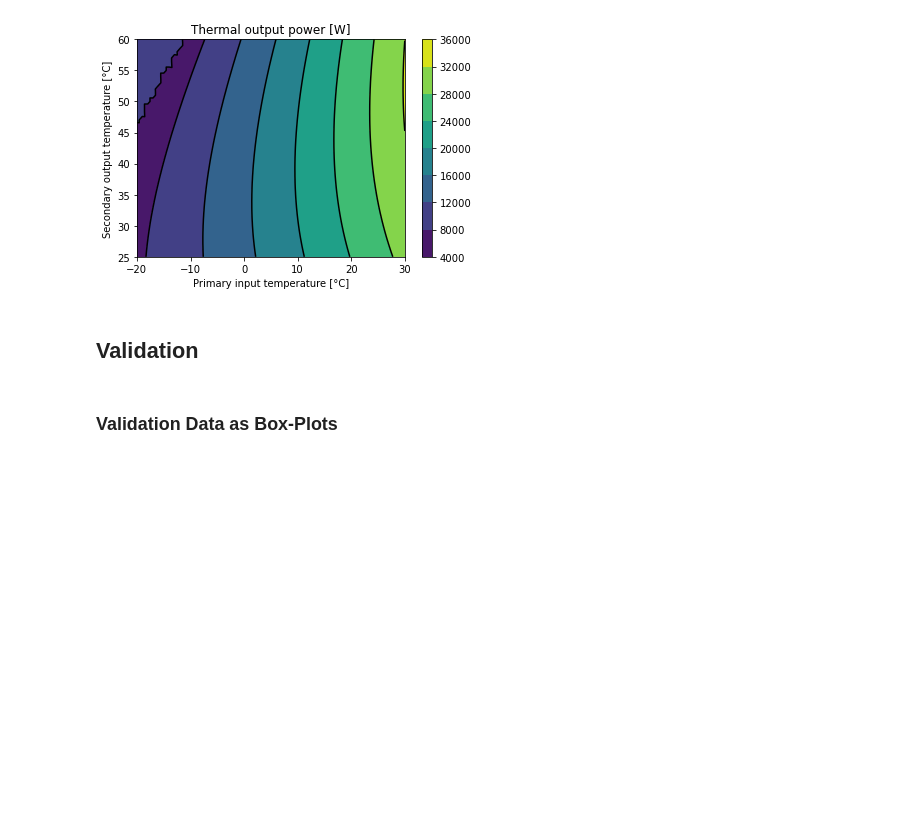
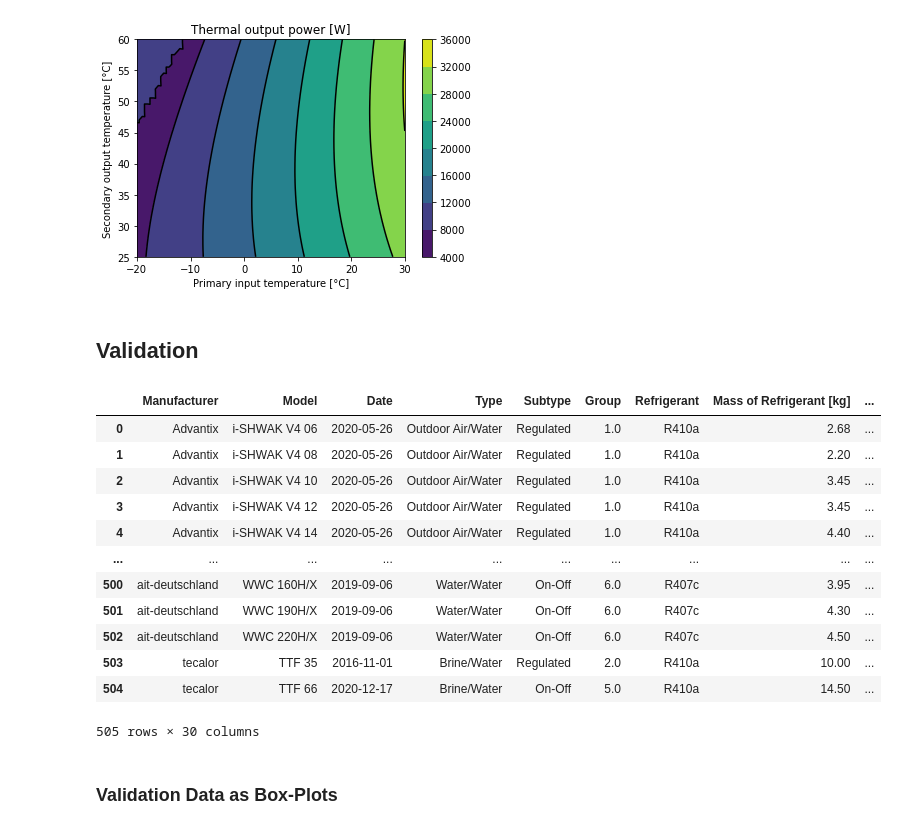
Before and after one commit to FZJ-IEK3-VSA/hplib, a Jupyter notebook: src/documentation.ipynb, the cells around one changed output. Drawn from its saved outputs; the diff is of its cells as text; code cells hidden in the pictures; blank space fills up the shorter version.

Commit message:
Added mape error value

```diff
--- a/src/documentation.ipynb
+++ b/src/documentation.ipynb
@@ -179,32 +179,63 @@ fig1.show
 # %%
 # Simulate every set point for every heatpump and save csv file
 df=pd.read_csv('../output/database_keymark_average_normalized_subtypes.csv')
 i=0
 prev_model='first Model'
 while i<len(df):
     Model=df.iloc[i,1]
     T_amb=df.iloc[i,12]
     T_in=df.iloc[i,13]
     T_out=df.iloc[i,14]
     P_th=df.iloc[i,15]
     P_el=df.iloc[i,16]
     COP=df.iloc[i,17]
     try:
         if prev_model!=Model:
             para=hpl.get_parameters(Model)
         P_th_sim,P_el_sim,COP_sim,_,_=hpl.simulate(T_in,T_out-5,para,T_amb)
         df.loc[i,'P_th_sim']=P_th_sim
         df.loc[i,'P_el_sim']=P_el_sim
         df.loc[i,'COP_sim']=COP_sim
         prev_model=Model
         i=i+1
     except:
         i=i+1
         pass
 df['err_P_th']=df['P_th_sim']/df['P_th [W]']-1
 df['err_P_el']=df['P_el_sim']/df['P_el [W]']-1
 df['err_COP']=df['COP_sim']/df['COP']-1
 df.to_csv('../output/database_keymark_average_normalized_subtypes_validation.csv', encoding='utf-8', index=False)
+
+para=hpl.load_database()
+para=para.loc[para['Model']!='Generic']
+Models = para['Model'].values.tolist()
+Models = list(dict.fromkeys(Models))
+mape_cop=[]
+mape_pel=[]
+mape_pth=[]
+for model in Models:
+    df_model=df.loc[df['Model']==model]
+    mape_pth.append((((df_model['P_th [W]']-df_model['P_th_sim']).abs())/df_model['P_th [W]']*100).mean())
+    mape_pel.append((((df_model['P_el [W]']-df_model['P_el_sim']).abs())/df_model['P_el [W]']*100).mean())
+    mape_cop.append((((df_model['COP']-df_model['COP_sim']).abs())/df_model['COP']*100).mean())
+para['mape_P_el [%]']=mape_pel
+para['mape_COP [%]']=mape_cop
+para['mape_P_th [%]']=mape_pth
+para
+# %% [output]
+|  | Manufacturer | Model | Date | Type | Subtype | Group | Refrigerant | Mass of Refrigerant [kg] | ... |
+| 0 | Advantix | i-SHWAK V4 06 | 2020-05-26 | Outdoor Air/Water | Regulated | 1.0 | R410a | 2.68 | ... |
+| 1 | Advantix | i-SHWAK V4 08 | 2020-05-26 | Outdoor Air/Water | Regulated | 1.0 | R410a | 2.20 | ... |
+| 2 | Advantix | i-SHWAK V4 10 | 2020-05-26 | Outdoor Air/Water | Regulated | 1.0 | R410a | 3.45 | ... |
+| 3 | Advantix | i-SHWAK V4 12 | 2020-05-26 | Outdoor Air/Water | Regulated | 1.0 | R410a | 3.45 | ... |
+| 4 | Advantix | i-SHWAK V4 14 | 2020-05-26 | Outdoor Air/Water | Regulated | 1.0 | R410a | 4.40 | ... |
+| ... | ... | ... | ... | ... | ... | ... | ... | ... | ... |
+| 500 | ait-deutschland | WWC 160H/X | 2019-09-06 | Water/Water | On-Off | 6.0 | R407c | 3.95 | ... |
+| 501 | ait-deutschland | WWC 190H/X | 2019-09-06 | Water/Water | On-Off | 6.0 | R407c | 4.30 | ... |
+| 502 | ait-deutschland | WWC 220H/X | 2019-09-06 | Water/Water | On-Off | 6.0 | R407c | 4.50 | ... |
+| 503 | tecalor | TTF 35 | 2016-11-01 | Brine/Water | Regulated | 2.0 | R410a | 10.00 | ... |
+| 504 | tecalor | TTF 66 | 2020-12-17 | Brine/Water | On-Off | 5.0 | R410a | 14.50 | ... |
+505 rows × 30 columns
 # %% [markdown]
 ### Validation Data as Box-Plots
 # %%
```
Also changed, not shown: parts of 9 cells of this notebook.
